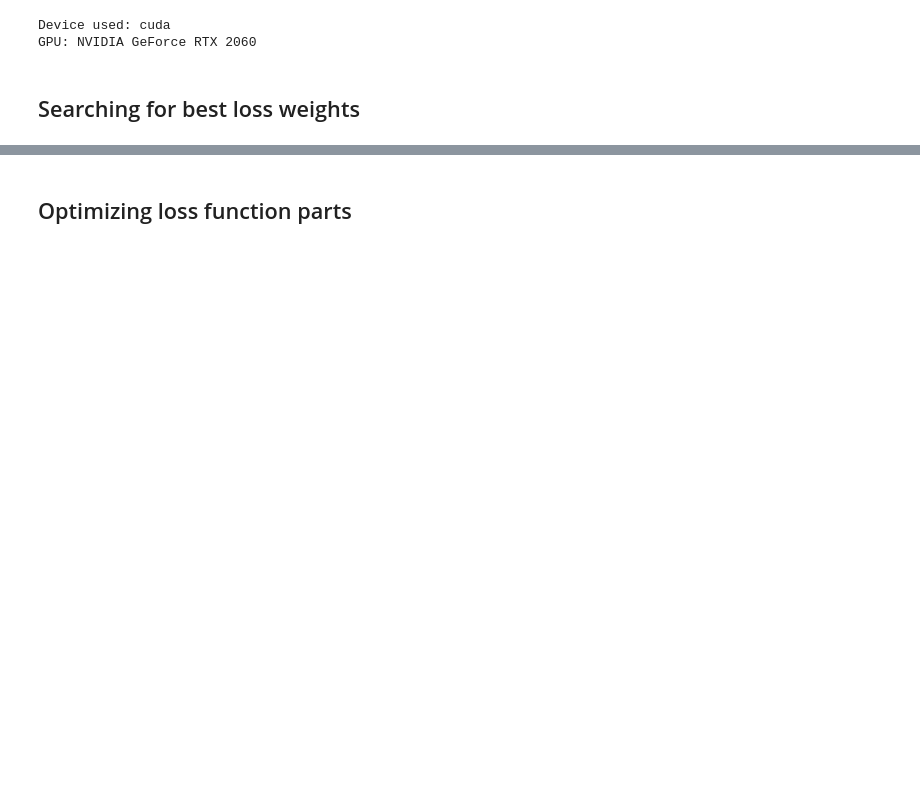
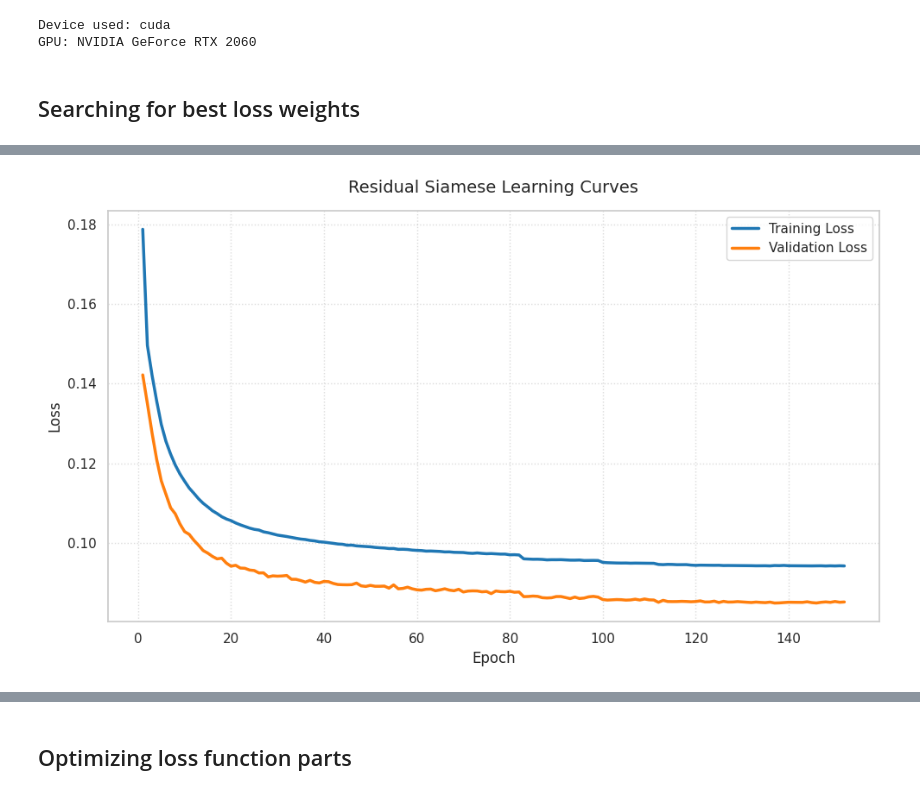
Before and after one commit to KonradHD/NN-preference-modeling, a Jupyter notebook: siamese_training.ipynb, the cells around one changed output, grey strips where cells are left out. Saved outputs shown, nothing was run; the diff lists cells and outputs as text; code cells hidden in the pictures; blank space fills up the shorter version.

```diff
--- a/siamese_training.ipynb
+++ b/siamese_training.ipynb
@@ -68,0 +243,5 @@ def compare_results_batch(solver, evaluator, matrices, weights, predicted_priori
+# %%
+metrics_viz = MetricsVisualizator()
+metrics_viz.display_loss(history, "Residual Siamese")
+# %% [output]
+[figure, added]
```
Also changed, not shown: parts of 28 cells of this notebook, 34 other files.
